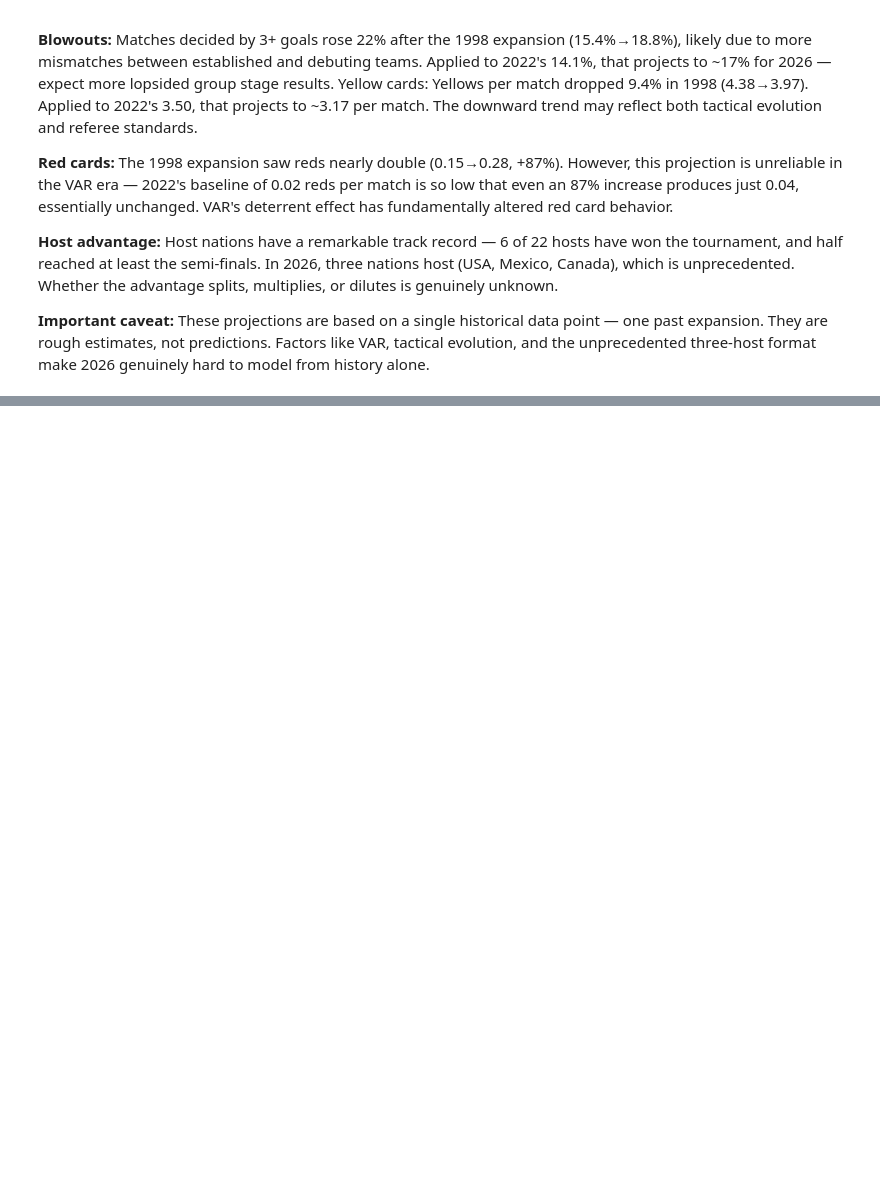
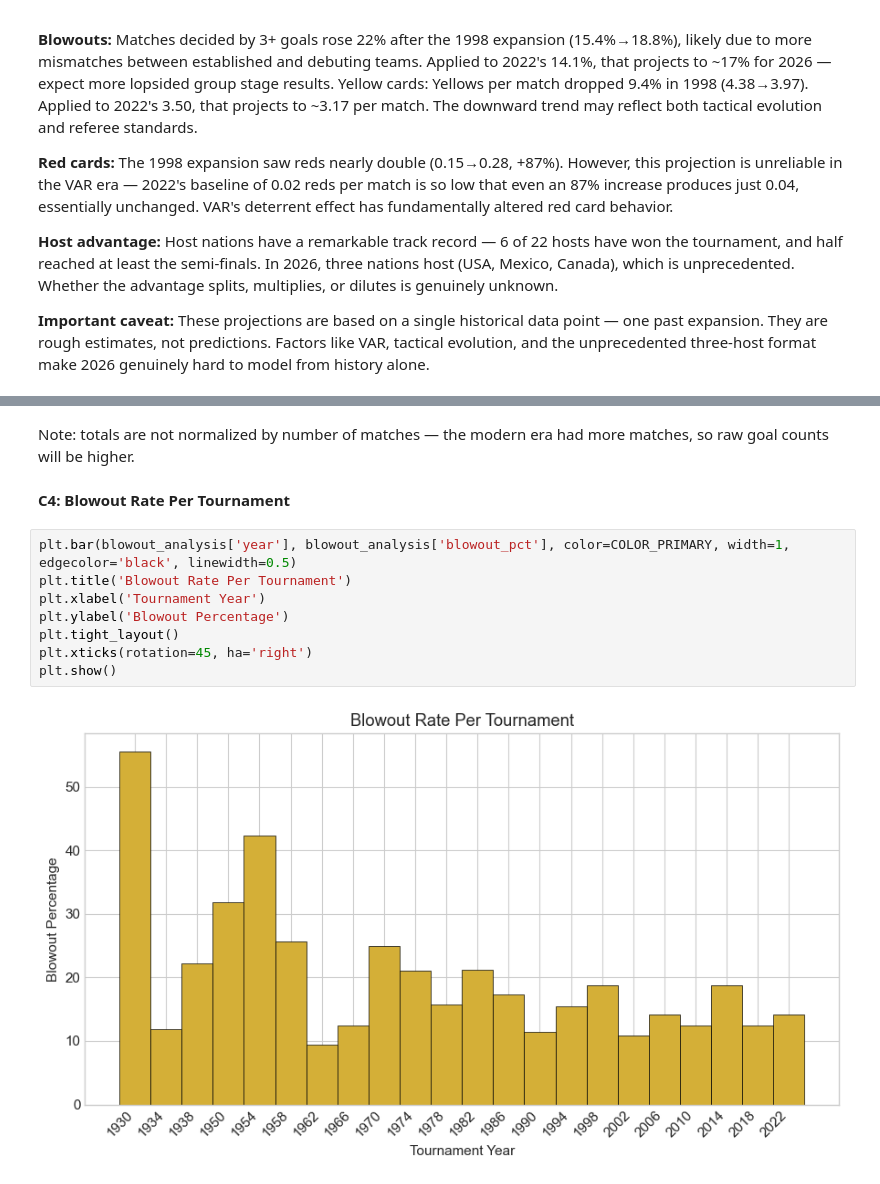
Before and after one commit to Nade94/data-analytics-portfolio-projects, a Jupyter notebook: world-cup-analysis/notebooks/worldcup_analysis.ipynb, the cells around one changed output, grey strips where cells are left out. Saved outputs shown, nothing was run; the diff lists cells and outputs as text; blank space fills up the shorter version.

```diff
--- a/world-cup-analysis/notebooks/worldcup_analysis.ipynb
+++ b/world-cup-analysis/notebooks/worldcup_analysis.ipynb
@@ -729,0 +826,14 @@ Yellow cards: Yellows per match dropped 9.4% in 1998 (4.38→3.97). Applied to 2
+# %% [markdown]
+Note: totals are not normalized by number of matches — the modern era had more matches, so raw goal counts will be higher.
+# %% [markdown]
+**C4: Blowout Rate Per Tournament**
+# %%
+plt.bar(blowout_analysis['year'], blowout_analysis['blowout_pct'], color=COLOR_PRIMARY, width=1, edgecolor='black', linewidth=0.5)
+plt.title('Blowout Rate Per Tournament')
+plt.xlabel('Tournament Year')
+plt.ylabel('Blowout Percentage')
+plt.tight_layout()
+plt.xticks(rotation=45, ha='right')
+plt.show()
+# %% [output]
+[figure, added]
```
Also changed, not shown: parts of 32 cells of this notebook, 17 other files.
